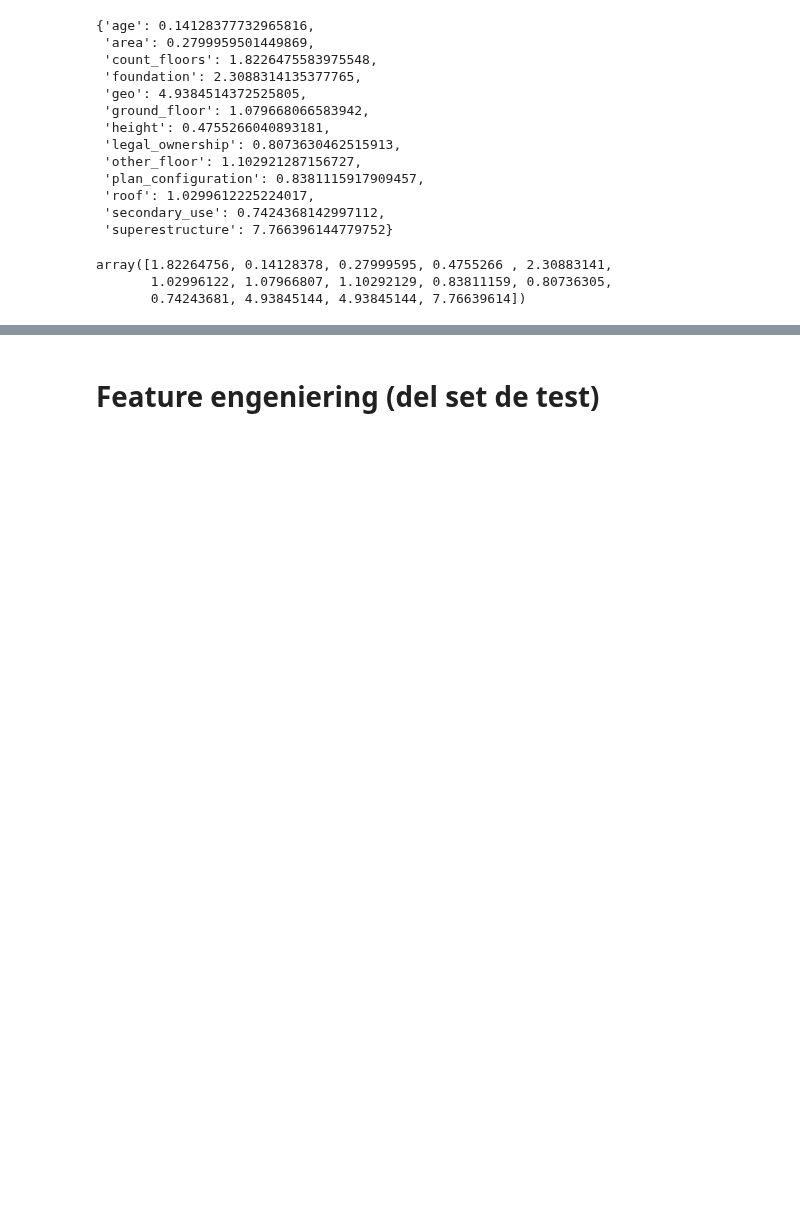
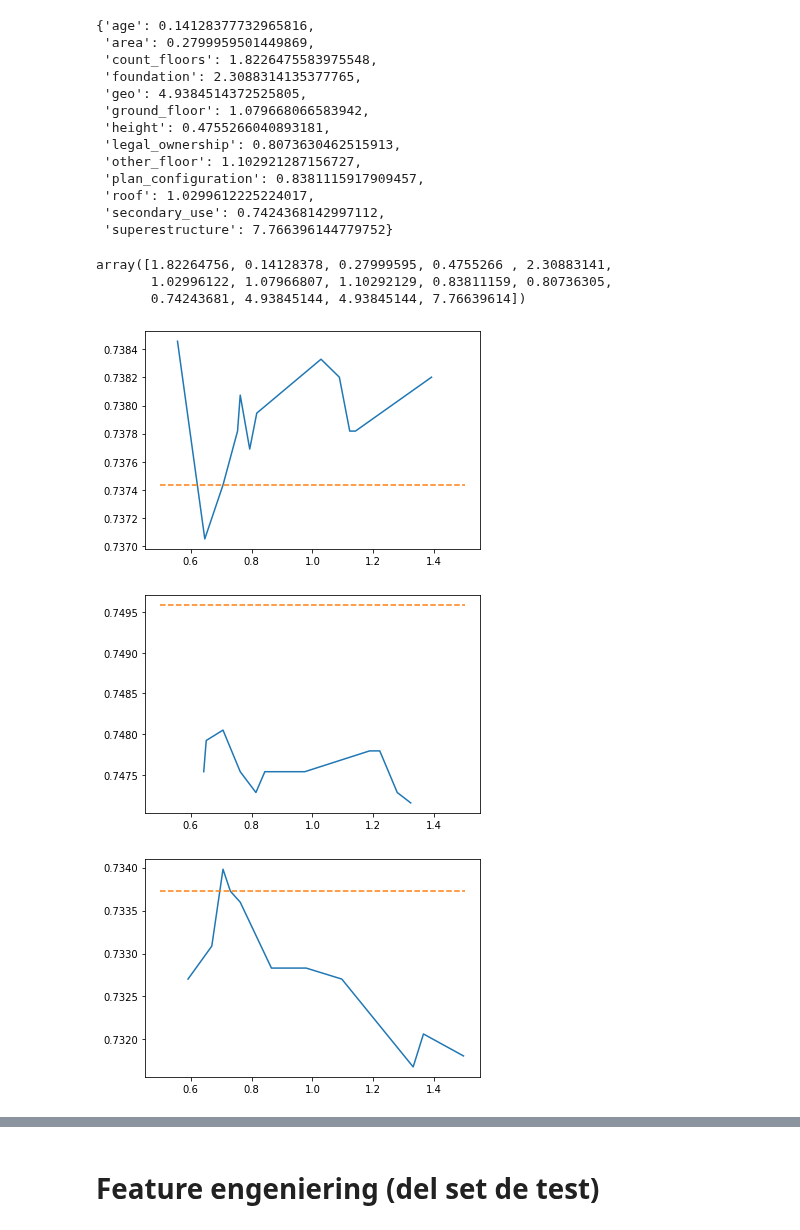
Before and after one commit to GuidoBergman/Datos---TP2-, a Jupyter notebook: KNN.ipynb, the cells around one changed output, grey strips where cells are left out. Cells and saved outputs as stored; diff of their text form; code cells hidden in the pictures; blank space fills up the shorter version.

Commit message:
Busco los factores de las superestructuras

```diff
--- a/KNN.ipynb
+++ b/KNN.ipynb
@@ -1165,3 +1165,39 @@ factores
 array([1.82264756, 0.14128378, 0.27999595, 0.4755266 , 2.30883141,
        1.02996122, 1.07966807, 1.10292129, 0.83811159, 0.80736305,
        0.74243681, 4.93845144, 4.93845144, 7.76639614])
+# %%
+optimizers = []
+random_states = [4716581, 3045055, 4848482]#,148290, 494949]
+
+for random_state in random_states:
+    optimizer = BayesianOptimization(
+        f=funcion_a_optimizar,
+        random_state=random_state,
+        bounds_transformer=SequentialDomainReductionTransformer(),
+        verbose=5,
+        pbounds={ "superestructures":(0.5,1.5)},
+    )
+    load_logs(optimizer, "./logs/Superestructuras/anteriores_" + str(random_state) + ".json")
+    optimizers.append(optimizer)
+# %%
+def superestructure(x):
+    return x['params']['superestructures']
+
+resultados_anteriores = [0.7374344545338277, 0.7495843458242742, 0.7337255403504285]
+j = 0
+for optimizer in optimizers:
+    res = optimizer.res
+    res.sort(key=superestructure)
+    x = []
+    y = []
+    for i in res:
+           x.append(i['params']['superestructures'])
+           y.append(i['target'])
+    plt.plot(x,y)
+    plt.plot([0.5,1.5], [resultados_anteriores[j], resultados_anteriores[j]], "--")
+    plt.show()
+    j+=1
+# %% [output]
+[figure, added]
+[figure, added]
+[figure, added]
```
Also changed, not shown: parts of 3 cells of this notebook, 4 other files.
